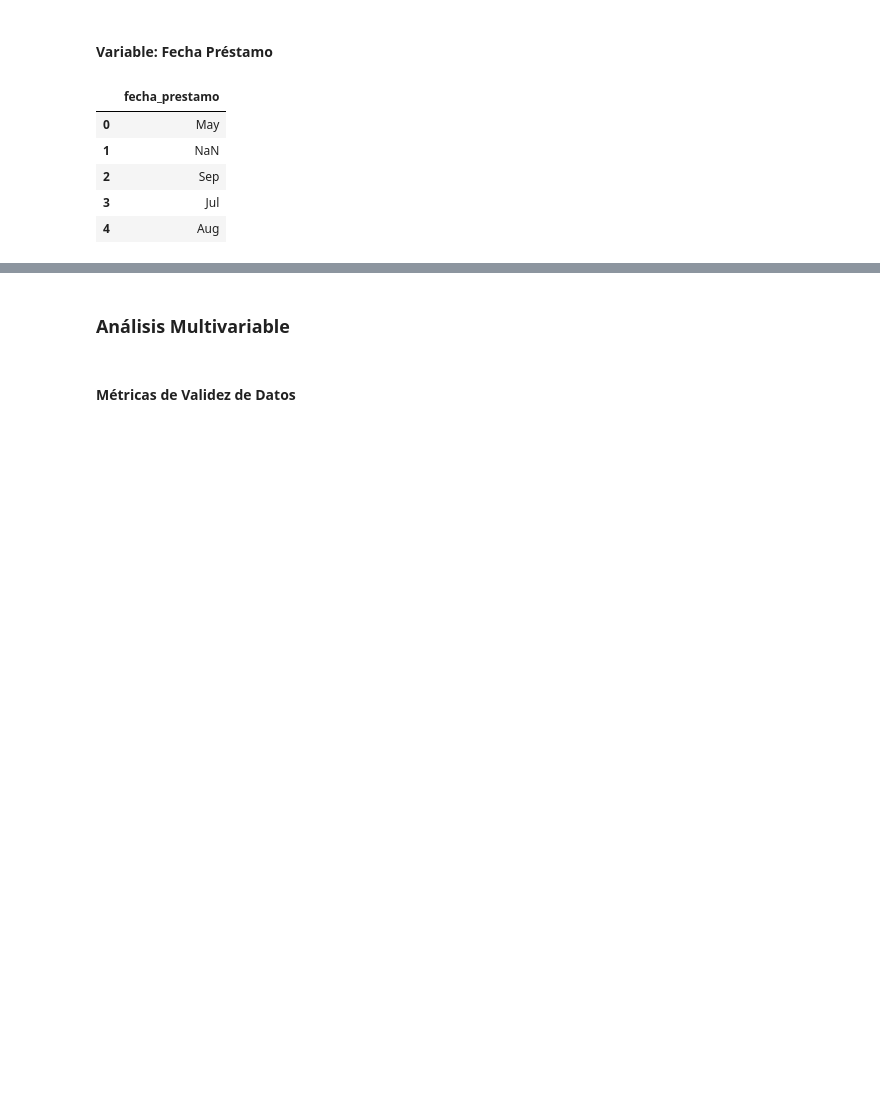
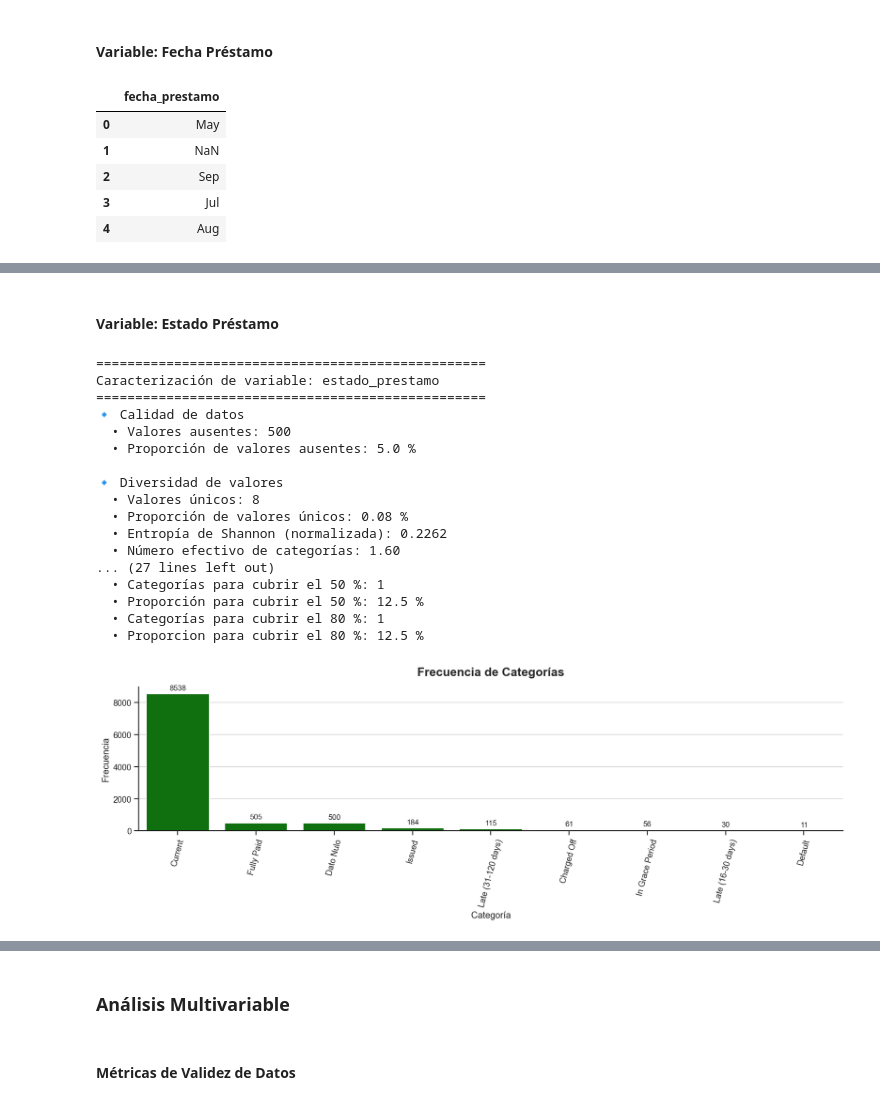
Before and after one commit to Ernesto9734/Data-Analyst-Projects, a Jupyter notebook: Project 01 - Data Cleaning and Preprocessing/notebook.ipynb, the cells around one changed output, grey strips where cells are left out. Cells and saved outputs as stored; diff of their text form; code cells hidden in the pictures; blank space fills up the shorter version.

```diff
--- a/Project 01 - Data Cleaning and Preprocessing/notebook.ipynb
+++ b/Project 01 - Data Cleaning and Preprocessing/notebook.ipynb
@@ -1625,0 +1768,4 @@ def metricas_tendencia(serie):
+# %%
+def extraer_cantidad_elementos(pareto, serie):
+
+     return serie[serie["Acumulado"]>pareto].index.start+1
@@ -1648,41 +1818,46 @@ def caracterizar_variable_no_numerica(datos, variable):
     # ----------------------------------------------------
     dict_resultados.update(calidad_datos(serie=serie, total_registros=total_registros))
 
-    serie_corregida = serie.fillna('No especificado')
-
     # ----------------------------------------------------
     # 2. Diversidad de valores
     # ----------------------------------------------------
-    dict_resultados.update(diversidad_datos(serie=serie_corregida, total_registros=total_registros))
+    dict_resultados.update(diversidad_datos_categoricos(serie=serie, total_registros=total_registros))
+
+    serie_corregida = serie.dropna()
 
     # ----------------------------------------------------
-    # 3. Tendencia central
+    # 4. Concentración y Dominancia
     # ----------------------------------------------------
-    dict_resultados.update(metricas_tendencia(serie=serie_corregida))
+    dict_resultados.update(concentracion_dominancia(serie=serie_corregida, total_registros=total_registros, variable=variable))
 
     # ----------------------------------------------------
-    # 4. Valores Extremos
+    # 5. Medidas de Variacion
     # ----------------------------------------------------
-    #dict_resultados.update(calcular_rangos_valores_especiales(serie=serie_limpia, total_registros=total_registros))
+    dict_resultados.update(balance_categorias(serie=serie_corregida))
 
     # ----------------------------------------------------
-    # 5. Detección Outliers
+    # 6. Categorías Raras
     # ----------------------------------------------------
-    #dict_resultados.update(valores_posicion(serie=serie_limpia, total_registros=total_registros))
-
-    # ----------------------------------------------------
-    # 6. Medidas de Dispersión
-    # ----------------------------------------------------
-    #dict_resultados.update(metricas_dispersion(serie=serie_limpia, media=dict_resultados['promedio']))
+    dict_resultados.update(valores_raros(serie=serie))
 
     # ----------------------------------------------------
     # 7. Forma de la distribución
     # ----------------------------------------------------
-    #dict_resultados.update(forma_distribucion(serie=serie_limpia))
+    analisis_pareto(serie=serie)
+
+    serie_graficada = serie.fillna('Dato Nulo').value_counts().reset_index()
 
     # ----------------------------------------------------
     # 8. Visualizaciones Geométricas (Subplots paralelos)
     # ----------------------------------------------------
+    generacion_grafico_barra(
+        datos=serie_graficada,
+        columnas=serie_graficada.columns,
+        titulo='Frecuencia de Categorías',
+        xlabel='Categoría',
+        ylabel='Frecuencia',
+        ancho=14
+    )
 
     return dict_resultados
 # %% [markdown]
@@ -3826,0 +3999,27 @@ Name: fecha_prestamo, dtype: str
+# %% [markdown]
+#### **Variable: Estado Préstamo**
+# %%
+resumen = caracterizar_variable_no_numerica(
+    datos=datos_pandas,
+    variable=columnas_no_numericas[2]
+)
+resumen_categorias.append(resumen)
+# %% [output]
+==================================================
+Caracterización de variable: estado_prestamo
+==================================================
+🔹 Calidad de datos
+  • Valores ausentes: 500
+  • Proporción de valores ausentes: 5.0 %
+
+🔹 Diversidad de valores
+  • Valores únicos: 8
+  • Proporción de valores únicos: 0.08 %
+  • Entropía de Shannon (normalizada): 0.2262
+  • Número efectivo de categorías: 1.60
+... (27 lines left out)
+  • Categorías para cubrir el 50 %: 1
+  • Proporción para cubrir el 50 %: 12.5 %
+  • Categorías para cubrir el 80 %: 1
+  • Proporcion para cubrir el 80 %: 12.5 %
+[figure, added]
```
Also changed, not shown: parts of 36 cells of this notebook.
